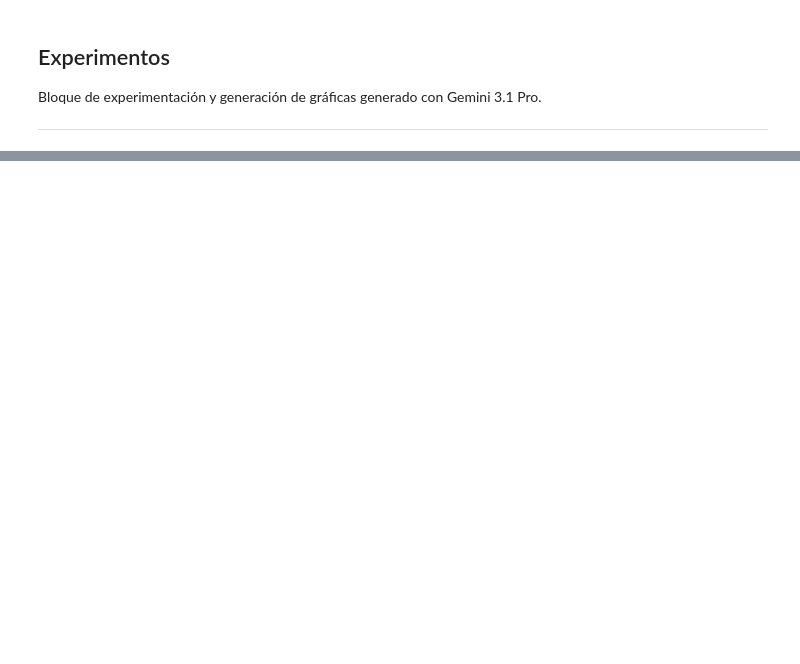
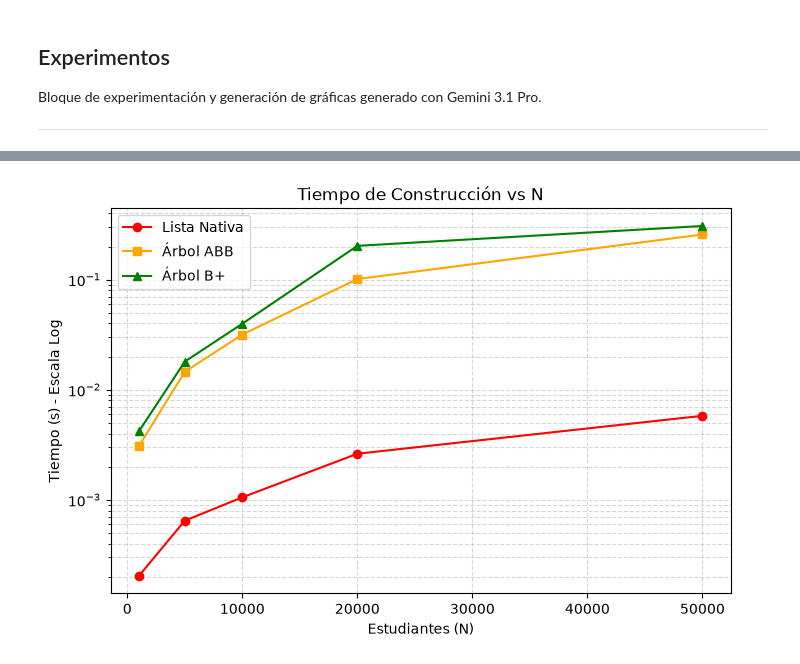
Before and after one commit to CamilaTorres1035/estructuras_de_datos, a Jupyter notebook: arboles/arboles.ipynb, the cells around one changed output, grey strips where cells are left out. Cells and saved outputs as stored; diff of their text form; code cells hidden in the pictures; blank space fills up the shorter version.

```diff
--- a/arboles/arboles.ipynb
+++ b/arboles/arboles.ipynb
@@ -67,13 +67,14 @@ permita:
 # %%
 # Entidad Estudiante
 class Estudiante:
-    def __init__(self, id, nombre, promedio) -> None:
+    def __init__(self, id, nombre, edad, promedio) -> None:
         self.Id = id
         self.Nombre = nombre
+        self.edad = edad
         self.Promedio = promedio
 
     def __repr__(self):
-        return f"{self.Id} - {self.Nombre} - Promedio: {self.Promedio}"
+        return f"ID: {self.Id} - Nombre: {self.Nombre} - Edad: {self.edad} - Promedio: {self.Promedio}"
 # %%
 # Inicializar Faker
 fake = Faker('es_MX')
@@ -86,12 +87,12 @@ def generar_dataset(tamano, id_inicial = 1000, ordenado = False):
     estudiantes = []
 
     for est_id in ids_estudiantes:
-        estudiante = Estudiante(id=est_id, nombre=fake.name(), promedio= round(random.uniform(0, 5), 1))
+        estudiante = Estudiante(id=est_id, nombre=fake.name(), edad= random.randint(16, 30) ,promedio= round(random.uniform(0, 5), 1))
         estudiantes.append(estudiante)
 
     return estudiantes
 
-# Creación del Dataset
+# Creación del Dataset para pruebas inciales
 cantidad_estudiantes = 10000
 estudiantes = generar_dataset(cantidad_estudiantes)
 estudiantes_ordenados = generar_dataset(cantidad_estudiantes, ordenado=True)
@@ -717,0 +690,14 @@ Evaluando construcción con 50000 estudiantes...
+# %%
+plt.figure(figsize=(8, 5))
+plt.plot(datos_construccion["N"], datos_construccion["time_lista"], '-o', color='red', label='Lista Nativa')
+plt.plot(datos_construccion["N"], datos_construccion["time_abb"], '-s', color='orange', label='Árbol ABB')
+plt.plot(datos_construccion["N"], datos_construccion["time_bplus"], '-^', color='green', label='Árbol B+')
+plt.yscale('log')
+plt.title('Tiempo de Construcción vs N')
+plt.xlabel('Estudiantes (N)')
+plt.ylabel('Tiempo (s) - Escala Log')
+plt.legend()
+plt.grid(True, which="both", ls="--", alpha=0.5)
+plt.show()
+# %% [output]
+[figure, added]
```
Also changed, not shown: parts of 27 cells of this notebook.
